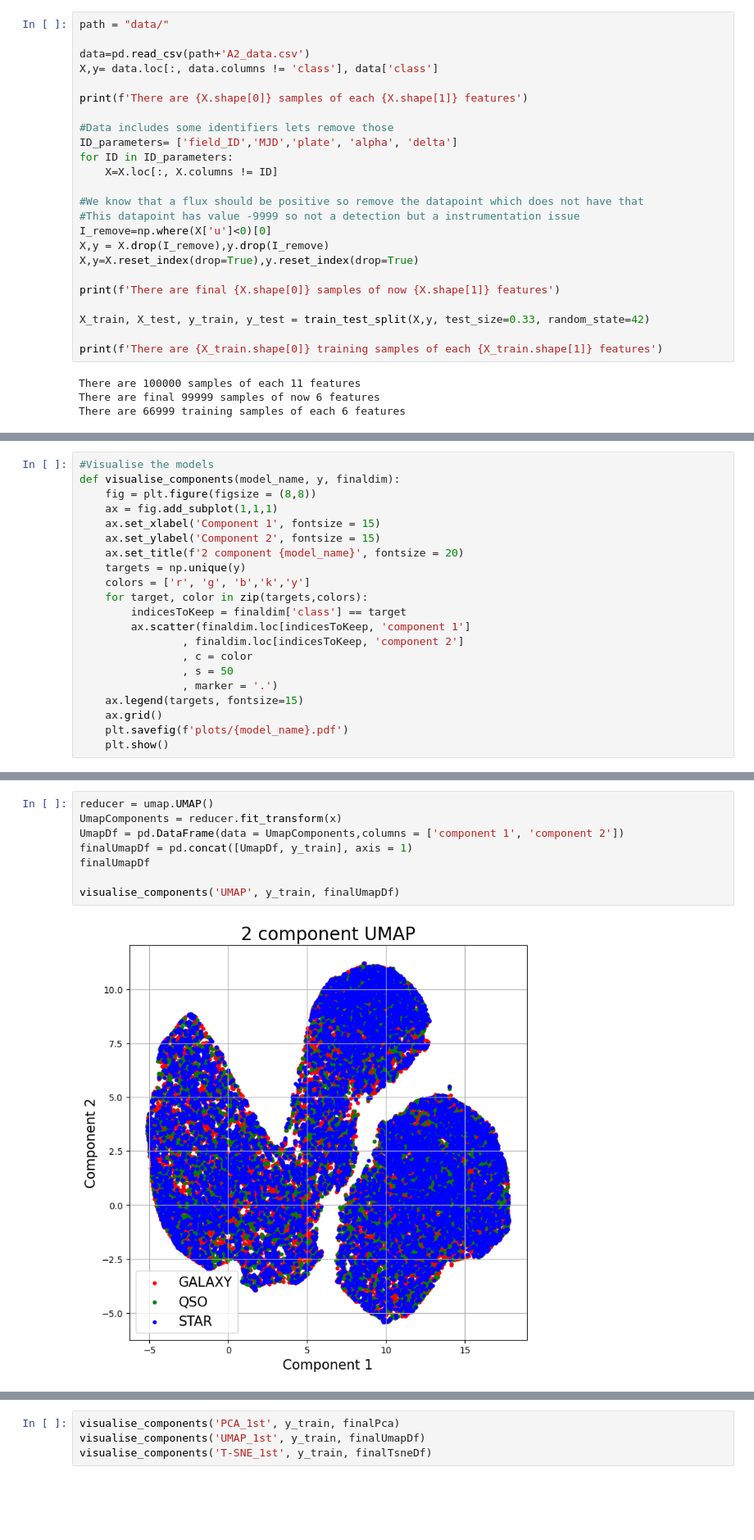
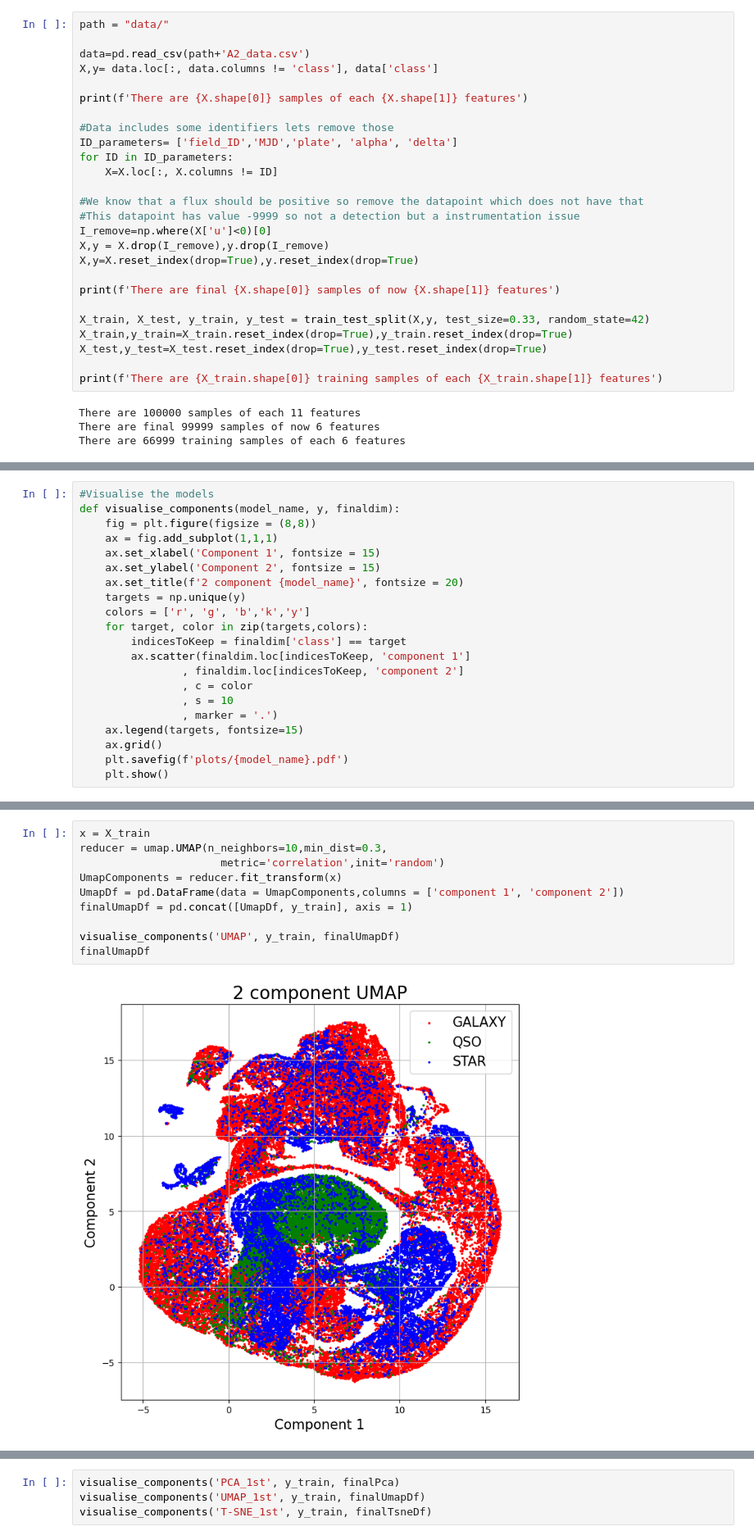
Before and after one commit to catieslaughts/IML_assignment2, a Jupyter notebook: Dimensionality.ipynb, the cells around one changed output, grey strips where cells are left out. Shown at 82% size. Drawn from its saved outputs; the diff is of its cells as text; blank space fills up the shorter version.

```diff
--- a/Dimensionality.ipynb
+++ b/Dimensionality.ipynb
@@ -32,6 +35,8 @@ X,y=X.reset_index(drop=True),y.reset_index(drop=True)
 print(f'There are final {X.shape[0]} samples of now {X.shape[1]} features')
 
 X_train, X_test, y_train, y_test = train_test_split(X,y, test_size=0.33, random_state=42)
+X_train,y_train=X_train.reset_index(drop=True),y_train.reset_index(drop=True)
+X_test,y_test=X_test.reset_index(drop=True),y_test.reset_index(drop=True)
 
 print(f'There are {X_train.shape[0]} training samples of each {X_train.shape[1]} features')
 # %% [output]
@@ -69,7 +86,7 @@ def visualise_components(model_name, y, finaldim):
         ax.scatter(finaldim.loc[indicesToKeep, 'component 1']
                 , finaldim.loc[indicesToKeep, 'component 2']
                 , c = color
-                , s = 50
+                , s = 10
                 , marker = '.')
     ax.legend(targets, fontsize=15)
     ax.grid()
@@ -93,10 +140,12 @@ visualise_components('PCA', y_train, finalPca)
 # %%
-reducer = umap.UMAP()
+x = X_train
+reducer = umap.UMAP(n_neighbors=10,min_dist=0.3,
+                      metric='correlation',init='random')
 UmapComponents = reducer.fit_transform(x)
 UmapDf = pd.DataFrame(data = UmapComponents,columns = ['component 1', 'component 2'])
 finalUmapDf = pd.concat([UmapDf, y_train], axis = 1)
-finalUmapDf
 
 visualise_components('UMAP', y_train, finalUmapDf)
+finalUmapDf
 # %% [output]
-[figure, old version]
+[figure, new version]
```
Also changed, not shown: parts of 12 cells of this notebook.
